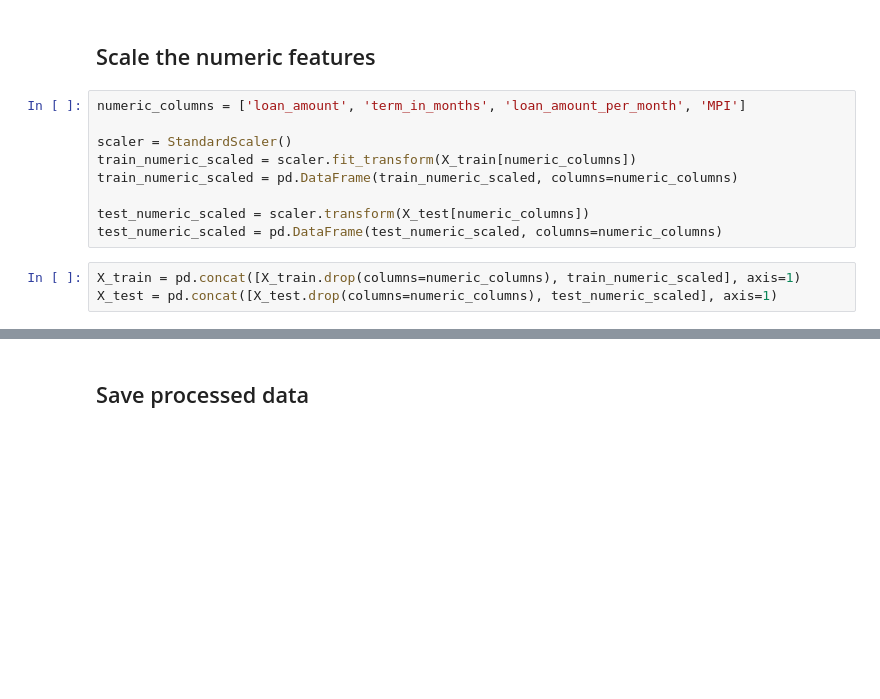
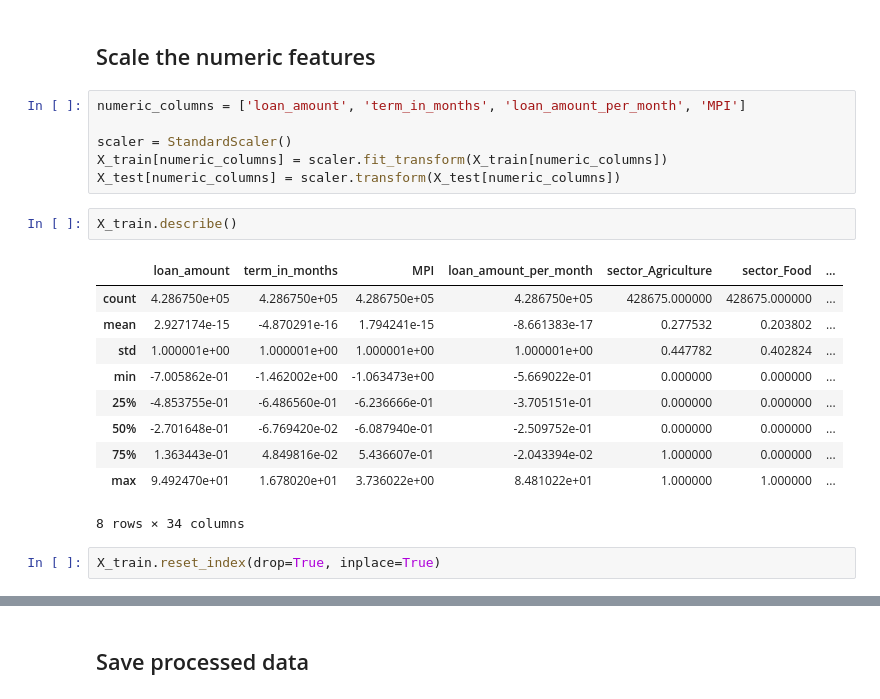
Before and after one commit to lasayin/Crowdfunding-on-Kiva-Platform, a Jupyter notebook: Kiva_Crowdfunding_Preprocessing.ipynb, the cells around one changed output, grey strips where cells are left out. Drawn from its saved outputs; the diff is of its cells as text; blank space fills up the shorter version.

```diff
--- a/Kiva_Crowdfunding_Preprocessing.ipynb
+++ b/Kiva_Crowdfunding_Preprocessing.ipynb
@@ -396,11 +396,20 @@ X_train, X_test, y_train, y_test = train_test_split(loans_df.drop(columns='fundi
 numeric_columns = ['loan_amount', 'term_in_months', 'loan_amount_per_month', 'MPI']
 
 scaler = StandardScaler()
-train_numeric_scaled = scaler.fit_transform(X_train[numeric_columns])
-train_numeric_scaled = pd.DataFrame(train_numeric_scaled, columns=numeric_columns)
-
-test_numeric_scaled = scaler.transform(X_test[numeric_columns])
-test_numeric_scaled = pd.DataFrame(test_numeric_scaled, columns=numeric_columns)
+X_train[numeric_columns] = scaler.fit_transform(X_train[numeric_columns])
+X_test[numeric_columns] = scaler.transform(X_test[numeric_columns])
-# %%
-X_train = pd.concat([X_train.drop(columns=numeric_columns), train_numeric_scaled], axis=1)
-X_test = pd.concat([X_test.drop(columns=numeric_columns), test_numeric_scaled], axis=1)
+# %%
+X_train.describe()
+# %% [output]
+|  | loan_amount | term_in_months | MPI | loan_amount_per_month | sector_Agriculture | sector_Food | ... |
+| count | 4.286750e+05 | 4.286750e+05 | 4.286750e+05 | 4.286750e+05 | 428675.000000 | 428675.000000 | ... |
+| mean | 2.927174e-15 | -4.870291e-16 | 1.794241e-15 | -8.661383e-17 | 0.277532 | 0.203802 | ... |
+| std | 1.000001e+00 | 1.000001e+00 | 1.000001e+00 | 1.000001e+00 | 0.447782 | 0.402824 | ... |
+| min | -7.005862e-01 | -1.462002e+00 | -1.063473e+00 | -5.669022e-01 | 0.000000 | 0.000000 | ... |
+| 25% | -4.853755e-01 | -6.486560e-01 | -6.236666e-01 | -3.705151e-01 | 0.000000 | 0.000000 | ... |
+| 50% | -2.701648e-01 | -6.769420e-02 | -6.087940e-01 | -2.509752e-01 | 0.000000 | 0.000000 | ... |
+| 75% | 1.363443e-01 | 4.849816e-02 | 5.436607e-01 | -2.043394e-02 | 1.000000 | 0.000000 | ... |
+| max | 9.492470e+01 | 1.678020e+01 | 3.736022e+00 | 8.481022e+01 | 1.000000 | 1.000000 | ... |
+8 rows × 34 columns
+# %%
+X_train.reset_index(drop=True, inplace=True)
```
Also changed, not shown: parts of 28 cells of this notebook.
